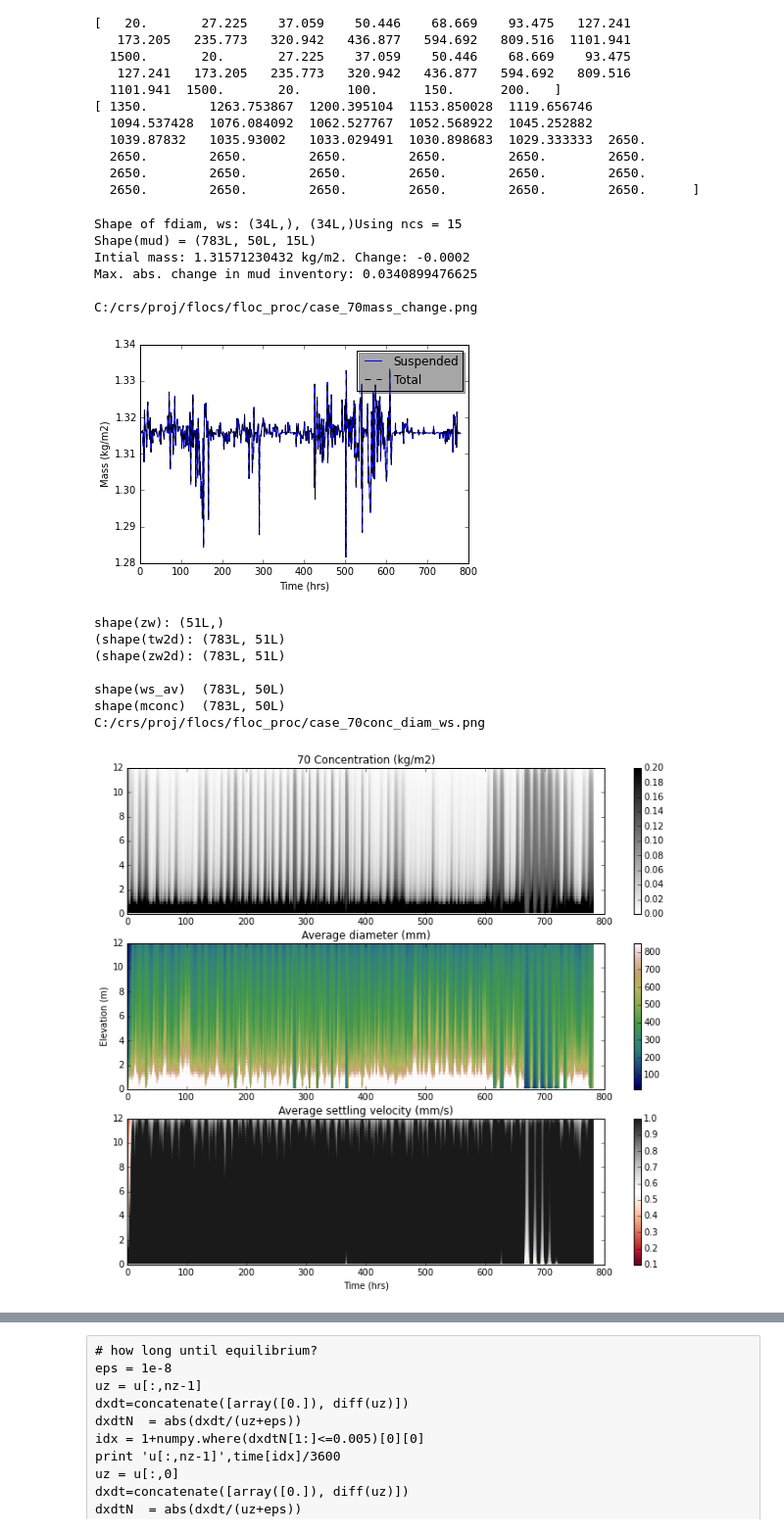
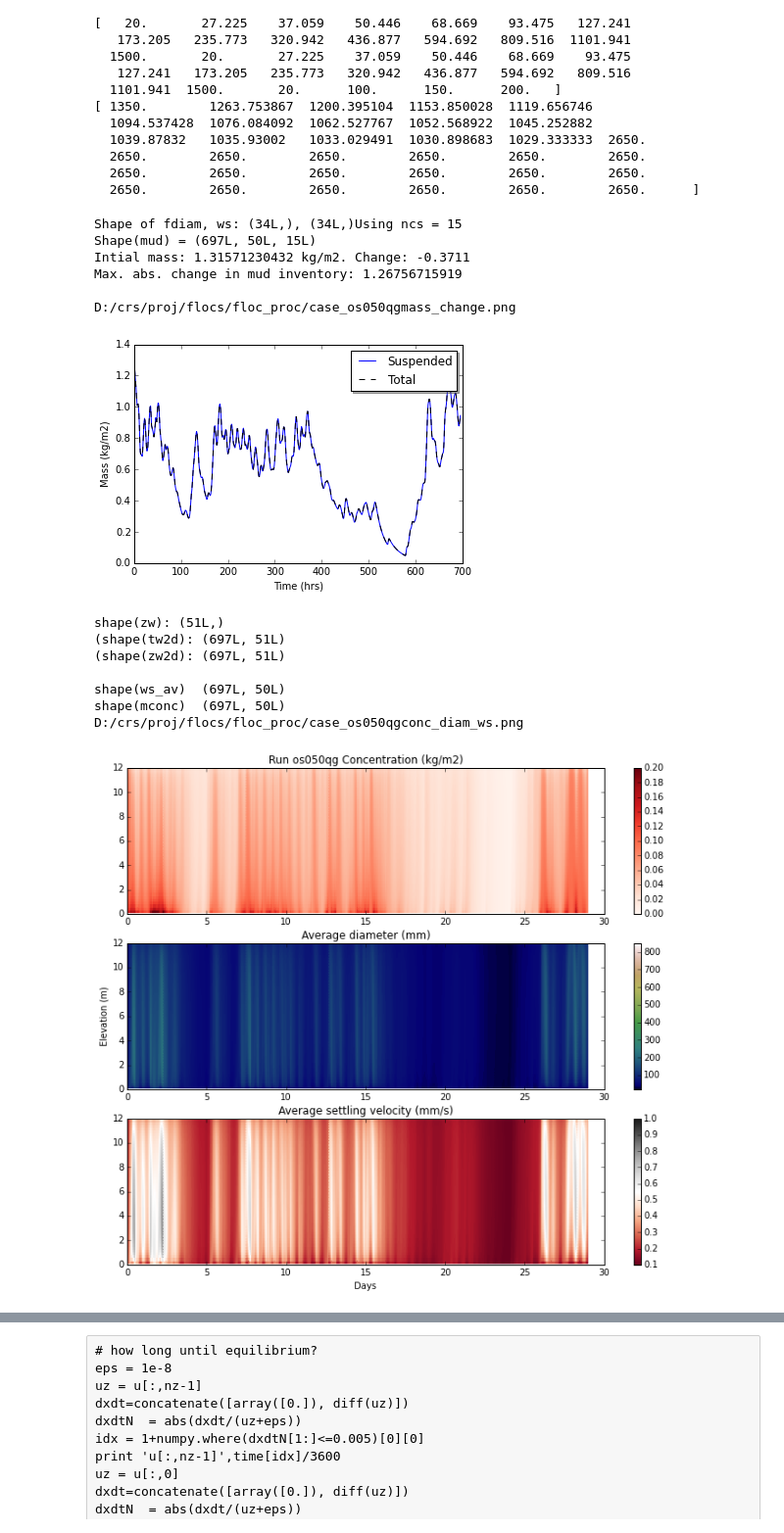
Before and after one commit to csherwood-usgs/floc_proc, a Jupyter notebook: plot_flocs.ipynb, the cells around one changed output, grey strips where cells are left out. Shown: that part at 98% size. Cells and saved outputs as stored; diff of their text form; code cells hidden in the pictures.

```diff
--- a/plot_flocs.ipynb
+++ b/plot_flocs.ipynb
@@ -34,7 +34,7 @@ else :
 ########################
 # run name
 # maybe plot results from several runs
-flist = ['70']
+flist = ['77']
 run_name = flist[0]
 ########################
 
@@ -82,7 +82,7 @@ theta_s = nc.variables['theta_s'][:]
 theta_b = nc.variables['theta_b'][:]
 hc = nc.variables['hc'][:]
 
-s = s+'hc = {0:f}, theta_s = {1:f}, theta_b = {2:f}\n'.format(hc,theta_s,theta_b)
+s = s+'hc = {0}, theta_s = {1}, theta_b = {2}\n'.format(hc,theta_s,theta_b)
 print s
 with open( stats_filename, "a") as afile:
     afile.write(s)
@@ -211,12 +211,12 @@ if( max_mud_change > 1e-8 ):
     plt.savefig(fig_name)
 # %% [output]
 Shape of fdiam, ws: (34L,), (34L,)Using ncs = 15
-Shape(mud) = (783L, 50L, 15L)
-Intial mass: 1.31571230432 kg/m2. Change: -0.0002
-Max. abs. change in mud inventory: 0.0340899476625
+Shape(mud) = (697L, 50L, 15L)
+Intial mass: 1.31571230432 kg/m2. Change: -0.3711
+Max. abs. change in mud inventory: 1.26756715919
 
-C:/crs/proj/flocs/floc_proc/case_70mass_change.png
+D:/crs/proj/flocs/floc_proc/case_os050qgmass_change.png
-[figure, old version]
+[figure, new version]
 # %%
 # make 2D arrays of time and depths
 t2d = tile(time,(nz,1)).T #2D time(nt, nz)
@@ -241,45 +241,47 @@ print "shape(ws_av) ",shape(ws_av)
 mconc = sum(mud,2);
 print "shape(mconc) ",shape(mconc)
 cmap = plt.get_cmap('PiYG')
 cmap = plt.get_cmap('RdGy')
 
 fig = plt.figure(figsize=(12,10))
 ax=fig.add_subplot(3,1,1)
-cmap = plt.get_cmap('Reds')
+
 cmap = plt.get_cmap('RdGy')
 cmap = plt.get_cmap('binary')
-pcolormesh(t2d/3600.,z2d,sum(mud,2),cmap=cmap,vmin=0.,vmax=0.2)
-plt.title(run_name+' Concentration (kg/m2)')
+cmap = plt.get_cmap('PuRd')
+cmap = plt.get_cmap('Reds')
+pcolormesh(t2d/(24.*3600.),z2d,sum(mud,2),cmap=cmap,vmin=0.,vmax=0.2)
+plt.title('Run '+run_name+' Concentration (kg/m2)')
 plt.colorbar()
 
 ax=fig.add_subplot(3,1,2)
 cmap = plt.get_cmap('Paired')
 cmap = plt.get_cmap('RdGy')
 cmap = plt.get_cmap('PuOr')
 cmap = plt.get_cmap('gist_earth')
-pcolormesh(t2d/3600.,z2d,fdiam_av,cmap=cmap,vmin=20,vmax=850)
+pcolormesh(t2d/(24.*3600.),z2d,fdiam_av,cmap=cmap,vmin=20,vmax=850)
 plt.ylabel('Elevation (m)')
 plt.title('Average diameter (mm)')
 plt.colorbar()
 
 ax=fig.add_subplot(3,1,3)
 cmap = plt.get_cmap('RdGy')
-pcolormesh(t2d/3600.,z2d,ws_av,cmap=cmap,vmin=0.1,vmax=1)
+pcolormesh(t2d/(24.*3600.),z2d,ws_av,cmap=cmap,vmin=0.1,vmax=1)
 plt.colorbar()
-plt.xlabel('Time (hrs)')
+plt.xlabel('Days')
 plt.title('Average settling velocity (mm/s)')
 fig_name = proj_dir+case_dir+'case_'+run_name+'conc_diam_ws.png'
 print fig_name
 plt.savefig(fig_name)
 # %% [output]
 shape(zw): (51L,)
-(shape(tw2d): (783L, 51L)
-(shape(zw2d): (783L, 51L)
+(shape(tw2d): (697L, 51L)
+(shape(zw2d): (697L, 51L)
 
-shape(ws_av)  (783L, 50L)
-shape(mconc)  (783L, 50L)
-C:/crs/proj/flocs/floc_proc/case_70conc_diam_ws.png
+shape(ws_av)  (697L, 50L)
+shape(mconc)  (697L, 50L)
+D:/crs/proj/flocs/floc_proc/case_os050qgconc_diam_ws.png
-[figure, old version]
+[figure, new version]
 # %%
 # report final values
 s= "\n"+"i   z    diam    ws     conc"
```
Also changed, not shown: parts of 15 cells of this notebook, 2 other files.
